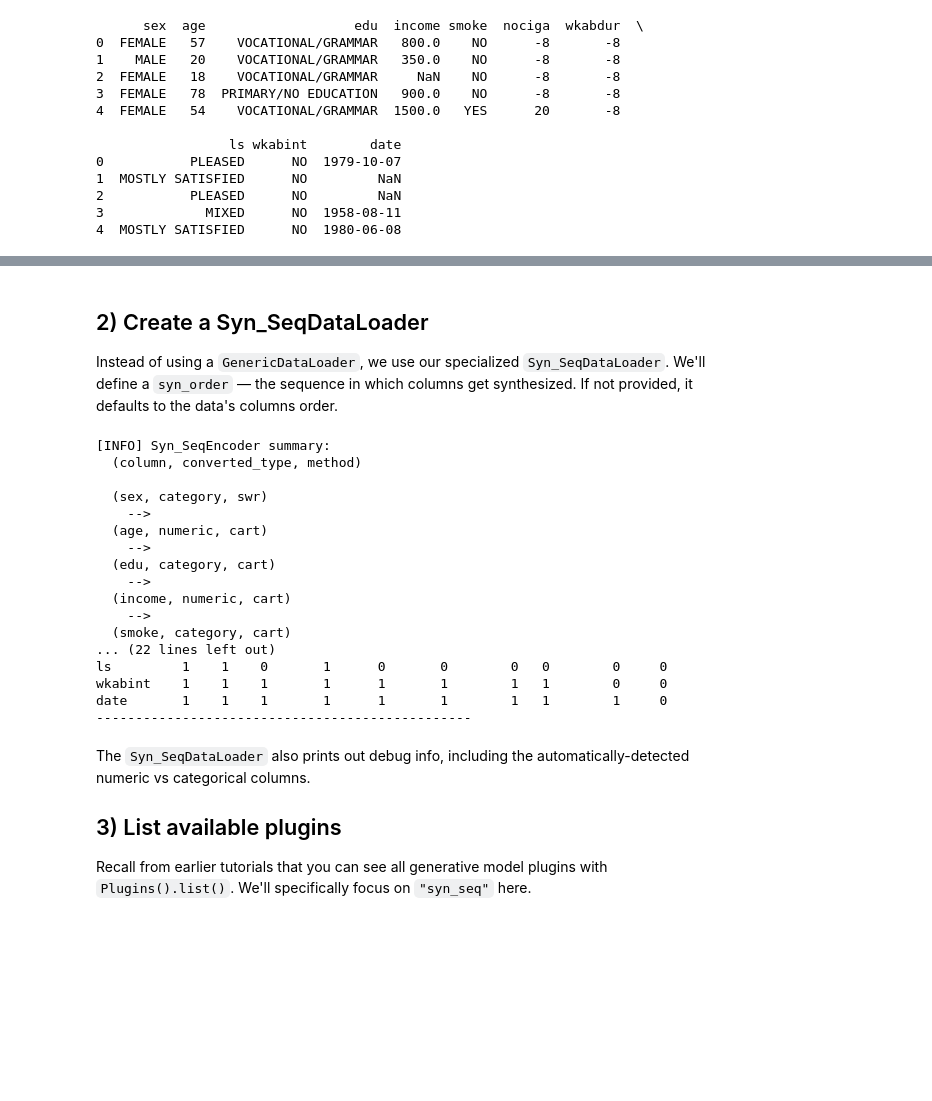
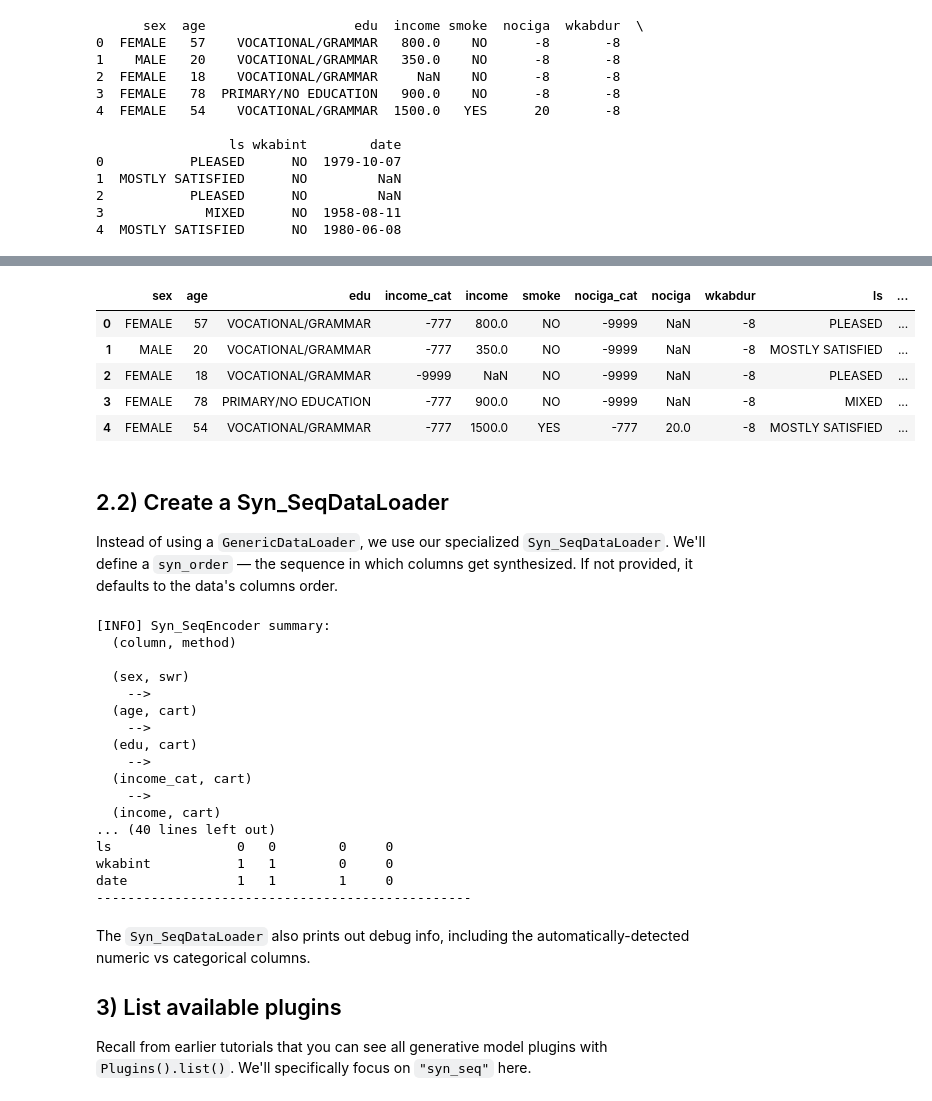
Before and after one commit to vanderschaarlab/synthcity, a Jupyter notebook: tutorials/tutorial10_sequential_synthesis.ipynb, the cells around one changed output, grey strips where cells are left out. Cells and saved outputs as stored; diff of their text form; code cells hidden in the pictures; blank space fills up the shorter version.

Commit message:
added syn_seq preprocess

```diff
--- a/tutorials/tutorial10_sequential_synthesis.ipynb
+++ b/tutorials/tutorial10_sequential_synthesis.ipynb
@@ -82,0 +86,31 @@ print(ods.head())
+# %%
+# 예시 사용 코드
+from synthcity.plugins.core.models.syn_seq.syn_seq_preprocess import SynSeqPreprocessor
+import pandas as pd
+
+
+# 1) 전처리 인스턴스 생성 + 사전 작업
+prep = SynSeqPreprocessor(
+    user_dtypes={
+        "date": "date",
+        "sex": "category",
+        "income": "numeric",
+    },
+    user_special_values={
+        "income": [-8],
+        "nociga": [-8]
+    },
+    max_categories=15
+)
+
+# 2) Preprocess (date -> offset, numeric split 등)
+df_preprocessed = prep.preprocess(ods)
+
+# 3) (이후, df_preprocessed를 DataLoader나 모델에 투입하여 학습/합성)
+# ...
+
+# 4) 합성 결과 후처리(post-process)
+#    스플릿 컬럼 복원, offset -> date 복구 등
+# df_synthetic = prep.postprocess(df_synthetic_raw)
+
+# print(df_synthetic.head())
@@ -83,6 +144,15 @@ print(ods.head())
+# %%
+df_preprocessed.head()
+# %% [output]
+|  | sex | age | edu | income_cat | income | smoke | nociga_cat | nociga | wkabdur | ls | ... |
+| 0 | FEMALE | 57 | VOCATIONAL/GRAMMAR | -777 | 800.0 | NO | -9999 | NaN | -8 | PLEASED | ... |
+| 1 | MALE | 20 | VOCATIONAL/GRAMMAR | -777 | 350.0 | NO | -9999 | NaN | -8 | MOSTLY SATISFIED | ... |
+| 2 | FEMALE | 18 | VOCATIONAL/GRAMMAR | -9999 | NaN | NO | -9999 | NaN | -8 | PLEASED | ... |
+| 3 | FEMALE | 78 | PRIMARY/NO EDUCATION | -777 | 900.0 | NO | -9999 | NaN | -8 | MIXED | ... |
+| 4 | FEMALE | 54 | VOCATIONAL/GRAMMAR | -777 | 1500.0 | YES | -777 | 20.0 | -8 | MOSTLY SATISFIED | ... |
 # %% [markdown]
 
-## 2) Create a Syn_SeqDataLoader
+## 2.2) Create a Syn_SeqDataLoader
 Instead of using a `GenericDataLoader`, we use our specialized
 `Syn_SeqDataLoader`. We'll define a `syn_order` — the sequence in which columns
 get synthesized. If not provided, it defaults to the data's columns order.
@@ -101,29 +169,28 @@ user_custom = {
 }
 # %%
 loader = Syn_SeqDataLoader(
-    ods,
+    df_preprocessed,
     target_column="income",
     sensitive_columns=["income"],
     user_custom = user_custom,
-    max_categories = 15
     )
 # %% [output]
 [INFO] Syn_SeqEncoder summary:
-  (column, converted_type, method)
+  (column, method)
 
-  (sex, category, swr)
+  (sex, swr)
     -->
-  (age, numeric, cart)
+  (age, cart)
     -->
-  (edu, category, cart)
+  (edu, cart)
     -->
-  (income, numeric, cart)
+  (income_cat, cart)
     -->
-  (smoke, category, cart)
-... (22 lines left out)
-ls         1    1    0       1      0       0        0   0        0     0
-wkabint    1    1    1       1      1       1        1   1        0     0
-date       1    1    1       1      1       1        1   1        1     0
+  (income, cart)
+... (40 lines left out)
+ls                0   0        0     0
+wkabint           1   1        0     0
+date              1   1        1     0
 ------------------------------------------------
 # %% [markdown]
 
```
Also changed, not shown: parts of 4 cells of this notebook, 3 other files.
